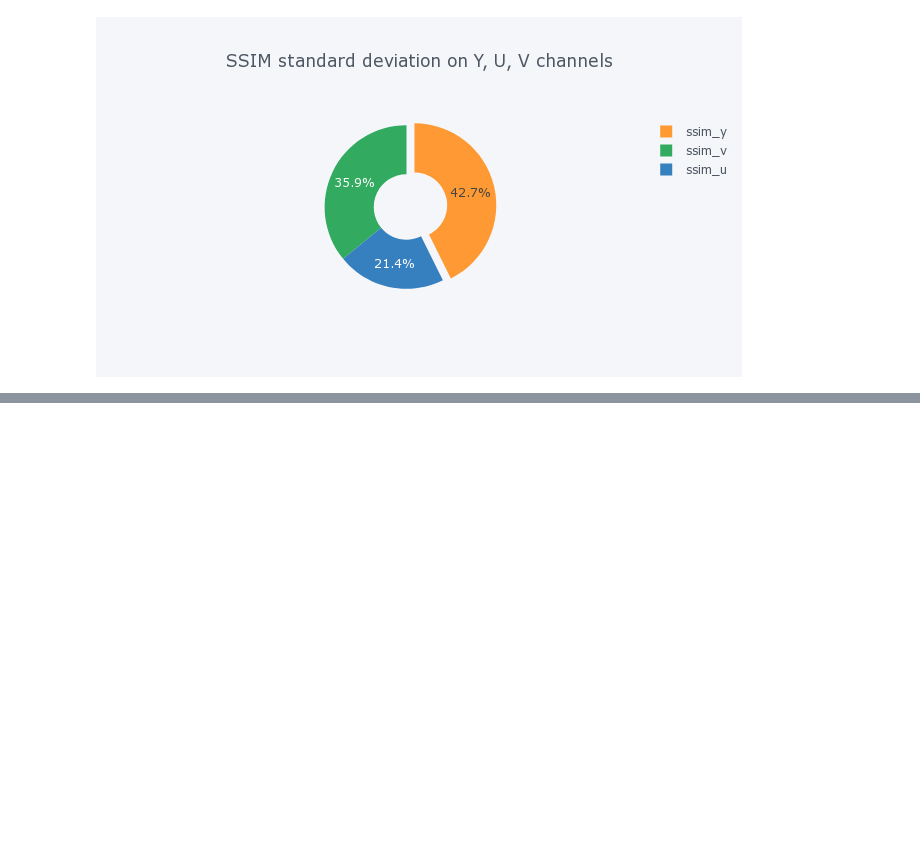
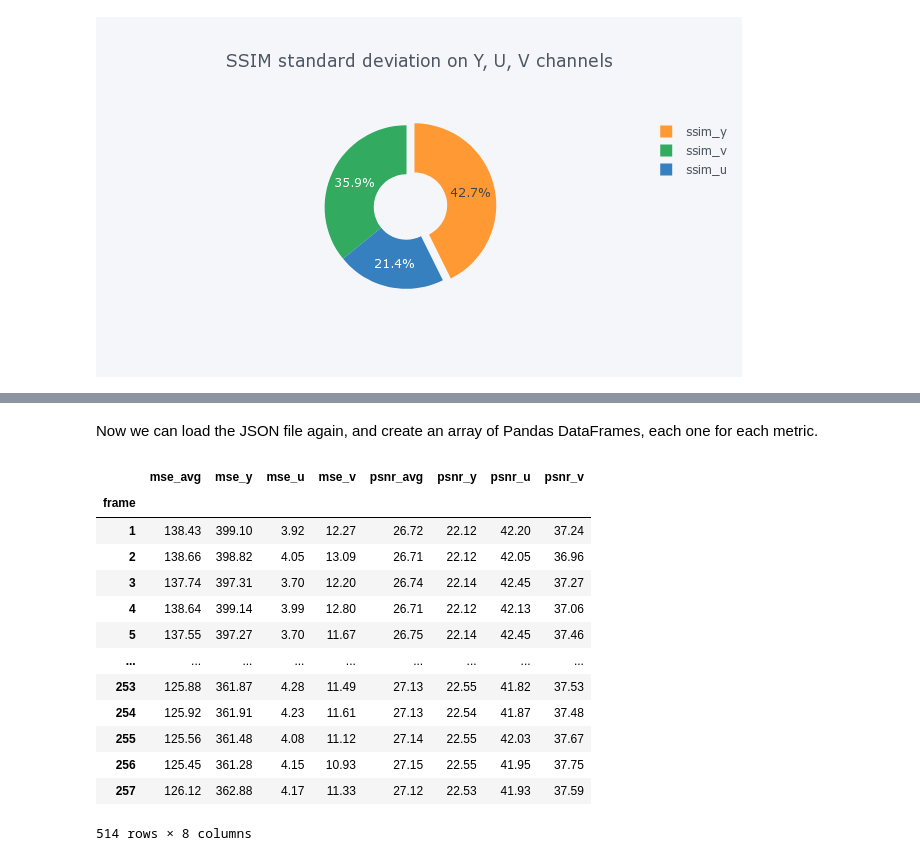
Before and after one commit to luisbarrancos/videometrics_jupyterlab, a Jupyter notebook: notebooks/video_generate_compression_x264_modules.ipynb, the cells around one changed output, grey strips where cells are left out. Drawn from its saved outputs; the diff is of its cells as text; code cells hidden in the pictures; blank space fills up the shorter version.

Commit message:
Compute metrics, save to JSON, load into dataframe

```diff
--- a/notebooks/video_generate_compression_x264_modules.ipynb
+++ b/notebooks/video_generate_compression_x264_modules.ipynb
@@ -467,0 +482,40 @@ df2.iplot(kind="pie", labels="ssim", values="std", hole=0.4,
+# %%
+fname = media.output_files()[0].split(".")[0] + ".json"
+# %%
+with open(fname, "w+") as f:
+    f.write(metrics_json)
+# %% [markdown]
+Now we can load the JSON file again, and create an array of Pandas DataFrames, each one for each metric.
+# %%
+with open(fname, "r") as f:
+    metrics_dict = json.load(f)
+# %%
+vmetrics = ["psnr", "ssim", "vmaf", "vif"]
+
+dfs = {}
+
+for metric in vmetrics:
+    df = pd.DataFrame.from_dict(metrics_dict[metric])
+
+    if "n" in df.columns:
+        df.rename(columns={"n" : "frame"}, inplace = True)
+        df.set_index("frame", inplace = True)
+
+    dfs[metric] = df.copy(deep = True)  # must be deep copy
+# %%
+dfs["psnr"]
+# %% [output]
+|  | mse_avg | mse_y | mse_u | mse_v | psnr_avg | psnr_y | psnr_u | psnr_v |
+| frame |  |  |  |  |  |  |  |  |
+| 1 | 138.43 | 399.10 | 3.92 | 12.27 | 26.72 | 22.12 | 42.20 | 37.24 |
+| 2 | 138.66 | 398.82 | 4.05 | 13.09 | 26.71 | 22.12 | 42.05 | 36.96 |
+| 3 | 137.74 | 397.31 | 3.70 | 12.20 | 26.74 | 22.14 | 42.45 | 37.27 |
+| 4 | 138.64 | 399.14 | 3.99 | 12.80 | 26.71 | 22.12 | 42.13 | 37.06 |
+| 5 | 137.55 | 397.27 | 3.70 | 11.67 | 26.75 | 22.14 | 42.45 | 37.46 |
+| ... | ... | ... | ... | ... | ... | ... | ... | ... |
+| 253 | 125.88 | 361.87 | 4.28 | 11.49 | 27.13 | 22.55 | 41.82 | 37.53 |
+| 254 | 125.92 | 361.91 | 4.23 | 11.61 | 27.13 | 22.54 | 41.87 | 37.48 |
+| 255 | 125.56 | 361.48 | 4.08 | 11.12 | 27.14 | 22.55 | 42.03 | 37.67 |
+| 256 | 125.45 | 361.28 | 4.15 | 10.93 | 27.15 | 22.55 | 41.95 | 37.75 |
+| 257 | 126.12 | 362.88 | 4.17 | 11.33 | 27.12 | 22.53 | 41.93 | 37.59 |
+514 rows × 8 columns
```
Also changed, not shown: parts of 11 cells of this notebook.
